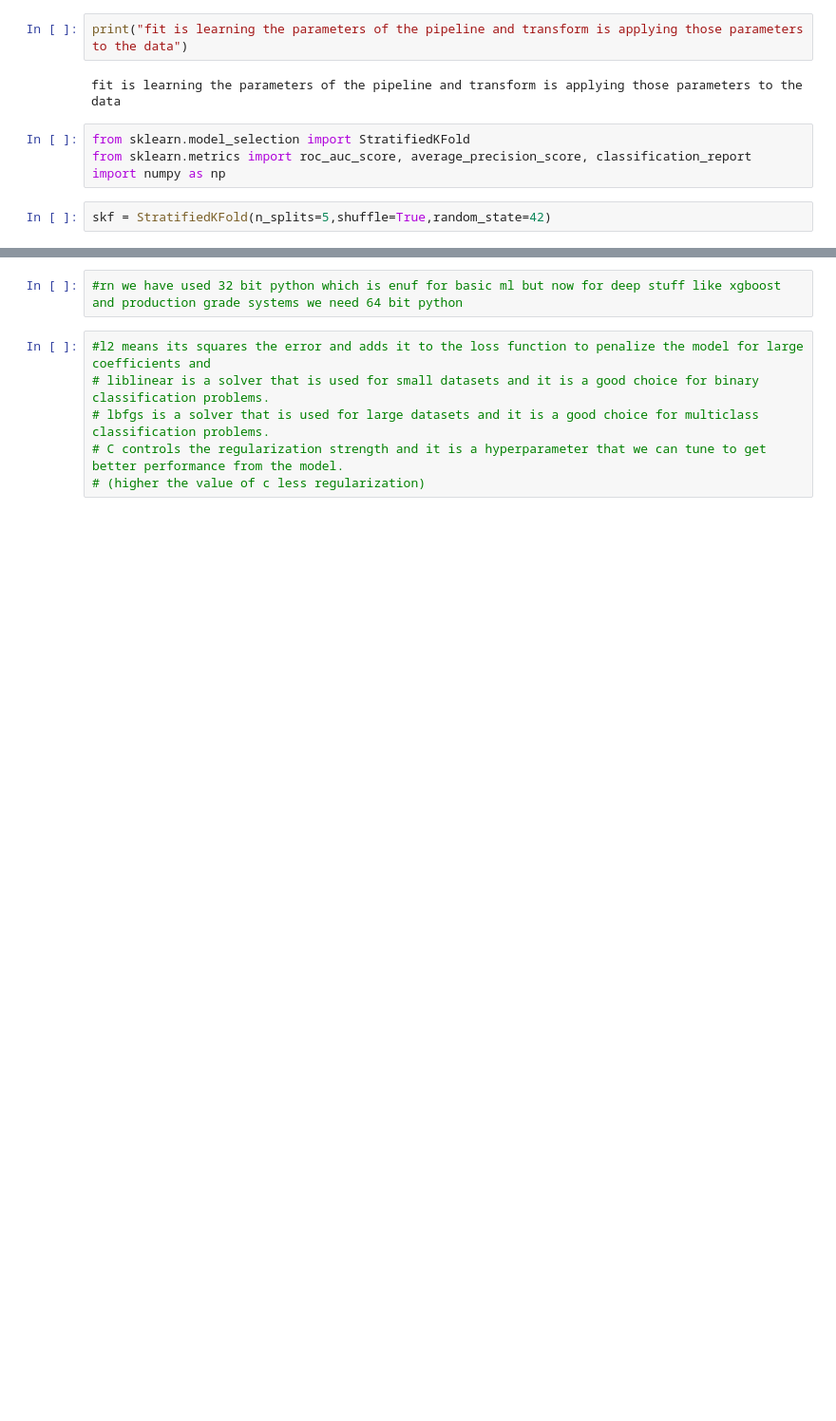
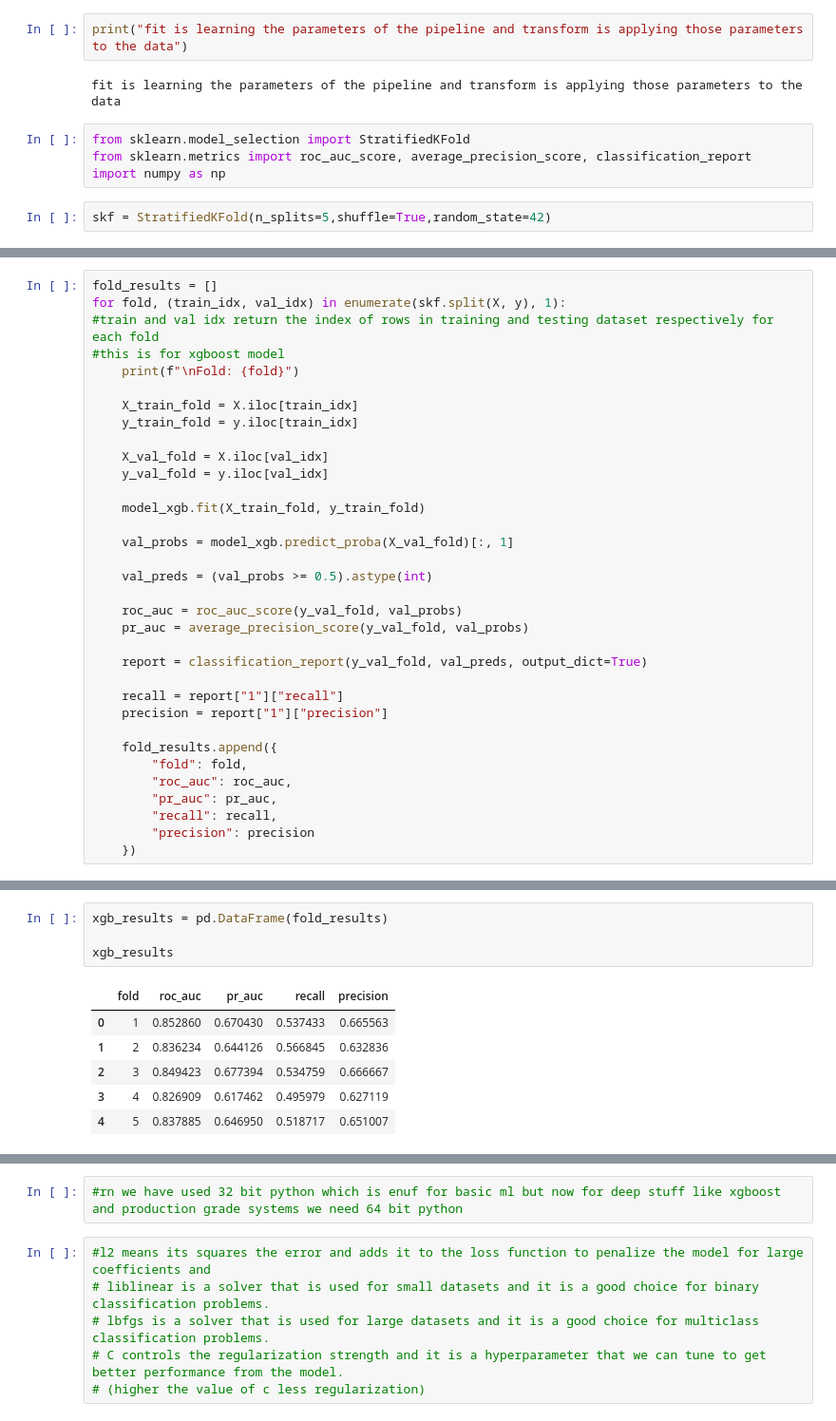
Before and after one commit to karnam-ui/PROJECTS, a Jupyter notebook: ChurnPrediction/Dataset.ipynb, the cells around one changed output, grey strips where cells are left out. Shown at 95% size. Drawn from its saved outputs; the diff is of its cells as text; blank space fills up the shorter version.

```diff
--- a/ChurnPrediction/Dataset.ipynb
+++ b/ChurnPrediction/Dataset.ipynb
@@ -371 +383,35 @@ precision    0.028882
 dtype: float64
+# %%
+fold_results = []
+for fold, (train_idx, val_idx) in enumerate(skf.split(X, y), 1):
+#train and val idx return the index of rows in training and testing dataset respectively for each fold
+#this is for xgboost model
+    print(f"\nFold: {fold}")
+
+    X_train_fold = X.iloc[train_idx]
+    y_train_fold = y.iloc[train_idx]
+
+    X_val_fold = X.iloc[val_idx]
+    y_val_fold = y.iloc[val_idx]
+
+    model_xgb.fit(X_train_fold, y_train_fold)
+
+    val_probs = model_xgb.predict_proba(X_val_fold)[:, 1]
+
+    val_preds = (val_probs >= 0.5).astype(int)
+
+    roc_auc = roc_auc_score(y_val_fold, val_probs)
+    pr_auc = average_precision_score(y_val_fold, val_probs)
+
+    report = classification_report(y_val_fold, val_preds, output_dict=True)
+
+    recall = report["1"]["recall"]
+    precision = report["1"]["precision"]
+
+    fold_results.append({
+        "fold": fold,
+        "roc_auc": roc_auc,
+        "pr_auc": pr_auc,
+        "recall": recall,
+        "precision": precision
+    })
@@ -371,0 +428,11 @@ dtype: float64
+# %%
+xgb_results = pd.DataFrame(fold_results)
+
+xgb_results
+# %% [output]
+|  | fold | roc_auc | pr_auc | recall | precision |
+| 0 | 1 | 0.852860 | 0.670430 | 0.537433 | 0.665563 |
+| 1 | 2 | 0.836234 | 0.644126 | 0.566845 | 0.632836 |
+| 2 | 3 | 0.849423 | 0.677394 | 0.534759 | 0.666667 |
+| 3 | 4 | 0.826909 | 0.617462 | 0.495979 | 0.627119 |
+| 4 | 5 | 0.837885 | 0.646950 | 0.518717 | 0.651007 |
```
Also changed, not shown: parts of 19 cells of this notebook.
